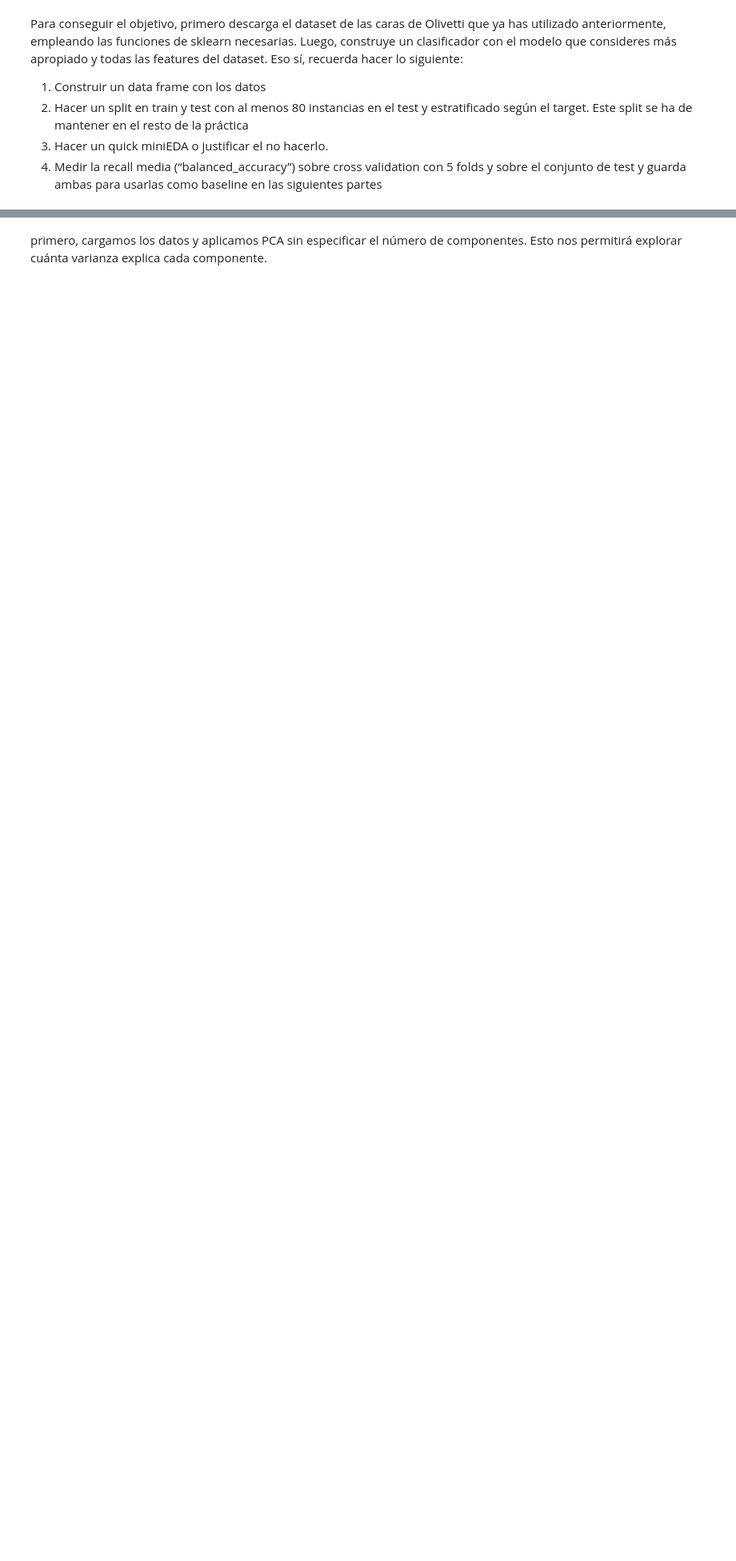
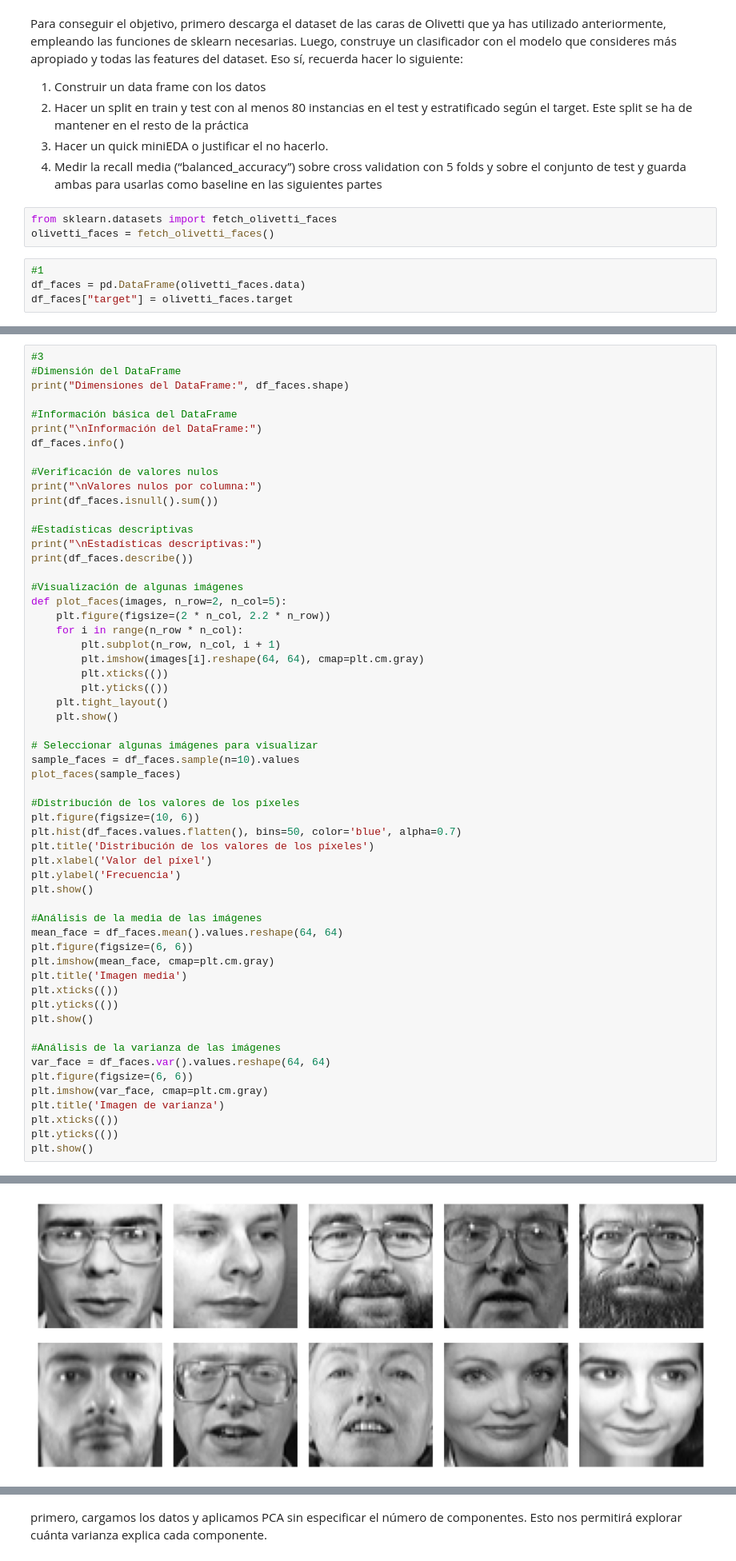
Before and after one commit to v1ckyseque1ra/DS_Online_Octubre24, a Jupyter notebook: Ejercicios Challenge/sprint 14/18_Practica_Obligatoria_No_Supervisado_PCA.ipynb, the cells around one changed output, grey strips where cells are left out. Shown at 80% size. Cells and saved outputs as stored; diff of their text form; blank space fills up the shorter version.

```diff
--- a/Ejercicios Challenge/sprint 14/18_Practica_Obligatoria_No_Supervisado_PCA.ipynb
+++ b/Ejercicios Challenge/sprint 14/18_Practica_Obligatoria_No_Supervisado_PCA.ipynb
@@ -51,3 +51,10 @@ Para conseguir el objetivo, primero descarga el dataset de las caras de Olivetti
 2. Hacer un split en train y test con al menos 80 instancias en el test y estratificado según el target. Este split se ha de mantener en el resto de la práctica
 3. Hacer un quick miniEDA o justificar el no hacerlo.
 4. Medir la recall media (“balanced_accuracy”) sobre cross validation con 5 folds y sobre el conjunto de test y guarda ambas para usarlas como baseline en las siguientes partes
+# %%
+from sklearn.datasets import fetch_olivetti_faces
+olivetti_faces = fetch_olivetti_faces()
+# %%
+#1
+df_faces = pd.DataFrame(olivetti_faces.data)
+df_faces["target"] = olivetti_faces.target
@@ -53,0 +79,58 @@ Para conseguir el objetivo, primero descarga el dataset de las caras de Olivetti
+# %%
+#3
+#Dimensión del DataFrame
+print("Dimensiones del DataFrame:", df_faces.shape)
+
+#Información básica del DataFrame
+print("\nInformación del DataFrame:")
+df_faces.info()
+
+#Verificación de valores nulos
+print("\nValores nulos por columna:")
+print(df_faces.isnull().sum())
+
+#Estadísticas descriptivas
+print("\nEstadísticas descriptivas:")
+print(df_faces.describe())
+
+#Visualización de algunas imágenes
+def plot_faces(images, n_row=2, n_col=5):
+    plt.figure(figsize=(2 * n_col, 2.2 * n_row))
+    for i in range(n_row * n_col):
+        plt.subplot(n_row, n_col, i + 1)
+        plt.imshow(images[i].reshape(64, 64), cmap=plt.cm.gray)
+        plt.xticks(())
+        plt.yticks(())
+    plt.tight_layout()
+    plt.show()
+
+# Seleccionar algunas imágenes para visualizar
+sample_faces = df_faces.sample(n=10).values
+plot_faces(sample_faces)
+
+#Distribución de los valores de los píxeles
+plt.figure(figsize=(10, 6))
+plt.hist(df_faces.values.flatten(), bins=50, color='blue', alpha=0.7)
+plt.title('Distribución de los valores de los píxeles')
+plt.xlabel('Valor del píxel')
+plt.ylabel('Frecuencia')
+plt.show()
+
+#Análisis de la media de las imágenes
+mean_face = df_faces.mean().values.reshape(64, 64)
+plt.figure(figsize=(6, 6))
+plt.imshow(mean_face, cmap=plt.cm.gray)
+plt.title('Imagen media')
+plt.xticks(())
+plt.yticks(())
+plt.show()
+
+#Análisis de la varianza de las imágenes
+var_face = df_faces.var().values.reshape(64, 64)
+plt.figure(figsize=(6, 6))
+plt.imshow(var_face, cmap=plt.cm.gray)
+plt.title('Imagen de varianza')
+plt.xticks(())
+plt.yticks(())
+plt.show()
+# %% [output]
@@ -53,0 +154 @@ Para conseguir el objetivo, primero descarga el dataset de las caras de Olivetti
+[figure, added]
```
Also changed, not shown: parts of 3 cells of this notebook, 1 other file.
